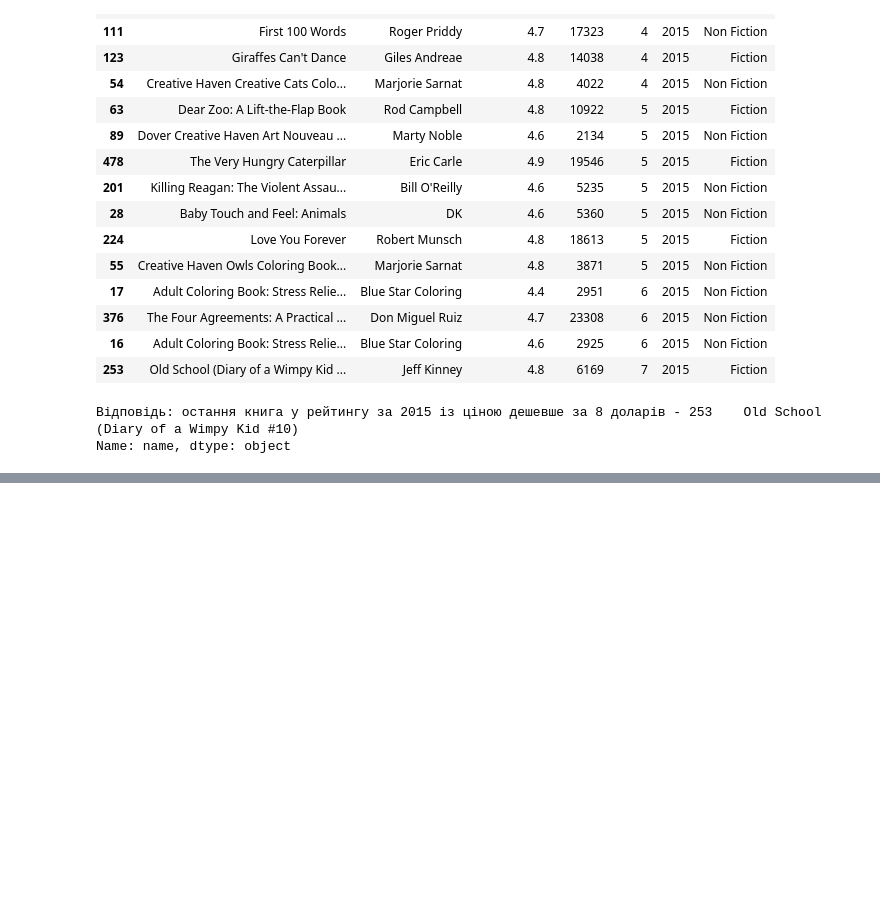
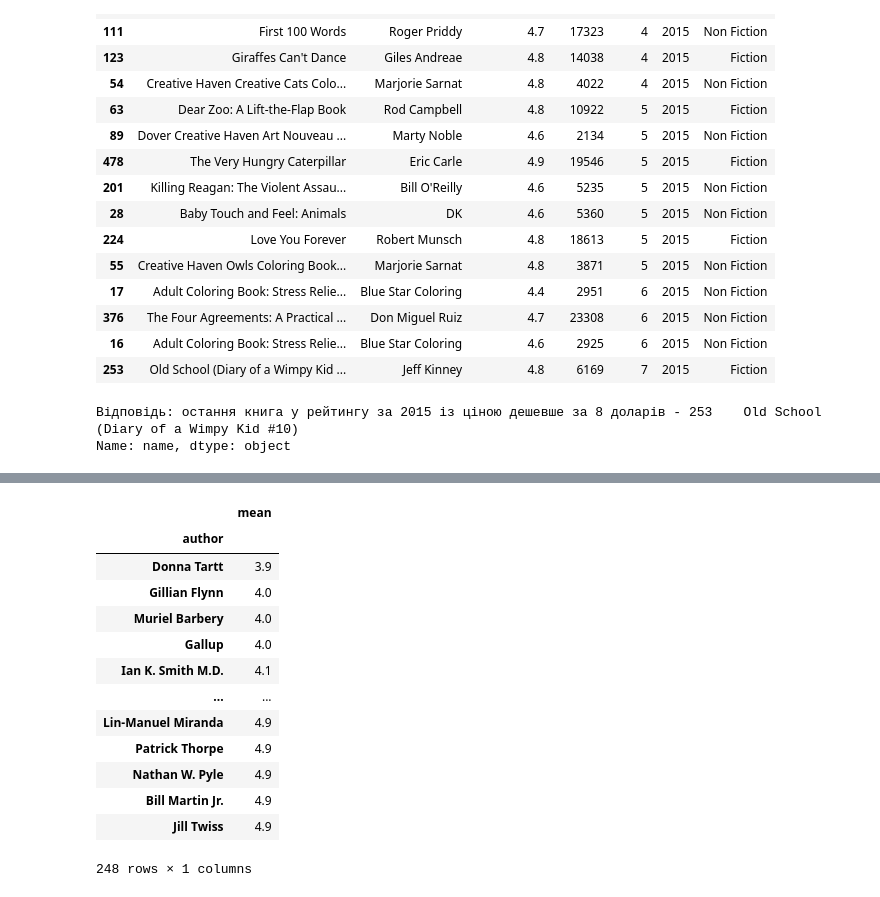
Before and after one commit to ValeraRishniak/HW_M02_goit_py_DS, a Jupyter notebook: hw2.3.ipynb, the cells around one changed output, grey strips where cells are left out. Cells and saved outputs as stored; diff of their text form; code cells hidden in the pictures; blank space fills up the shorter version.

```diff
--- a/hw2.3.ipynb
+++ b/hw2.3.ipynb
@@ -246,9 +287,26 @@ print(f"Відповідь: {answer}")
 # %%
 # P3. Агрегування даних та з'єднання таблиць
 # T10. Тепер створіть другий датафрейм, який буде вміщати середній рейтинг для кожного автора
         # (використовуйте функції groupby та agg, для підрахунку середнього значення використовуйте mean).
         # Не беріть усі стовпці, виберете тільки потрібні
-some_new_df_2 = None
+author_rating_mean = table.groupby(['author'])['user_rating'].agg(['mean'])
+author_rating_mean_sorted = author_rating_mean.sort_values(by=['mean'])
+author_rating_mean_sorted
+# %% [output]
+|  | mean |
+| author |  |
+| Donna Tartt | 3.9 |
+| Gillian Flynn | 4.0 |
+| Muriel Barbery | 4.0 |
+| Gallup | 4.0 |
+| Ian K. Smith M.D. | 4.1 |
+| ... | ... |
+| Lin-Manuel Miranda | 4.9 |
+| Patrick Thorpe | 4.9 |
+| Nathan W. Pyle | 4.9 |
+| Bill Martin Jr. | 4.9 |
+| Jill Twiss | 4.9 |
+248 rows × 1 columns
 # %%
 # P3. Агрегування даних та з'єднання таблиць
 # T11. У якого автора середній рейтинг мінімальний?
```
Also changed, not shown: parts of 20 cells of this notebook.
